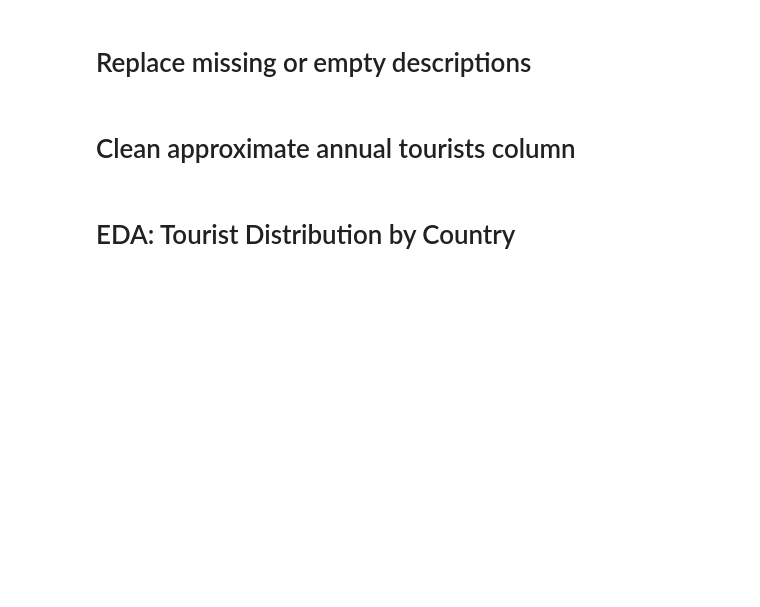
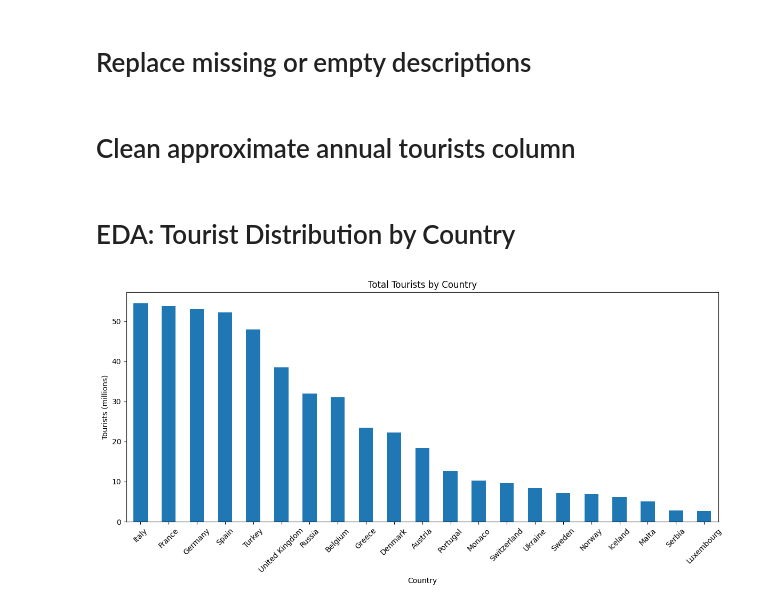
Before and after one commit to j1ahua/Travel_Recommendation_System, a Jupyter notebook: notebook/travel_analysis.ipynb, the cells around one changed output. Cells and saved outputs as stored; diff of their text form; code cells hidden in the pictures; blank space fills up the shorter version.

```diff
--- a/notebook/travel_analysis.ipynb
+++ b/notebook/travel_analysis.ipynb
@@ -61,3 +61,14 @@ if "Approximate Annual Tourists" in df.columns:
     df["Approximate Annual Tourists(million)"] = df["Approximate Annual Tourists"].apply(parse_tourist_count)
 # %% [markdown]
 # EDA: Tourist Distribution by Country
+# %%
+plt.figure(figsize=(12, 6))
+country_counts = df.groupby("Country")["Approximate Annual Tourists(million)"].sum().sort_values(ascending=False)
+country_counts.plot(kind='bar')
+plt.title("Total Tourists by Country")
+plt.ylabel("Tourists (millions)")
+plt.xticks(rotation=45)
+plt.tight_layout()
+plt.show()
+# %% [output]
+[figure, added]
```
Also changed, not shown: parts of 4 cells of this notebook.
